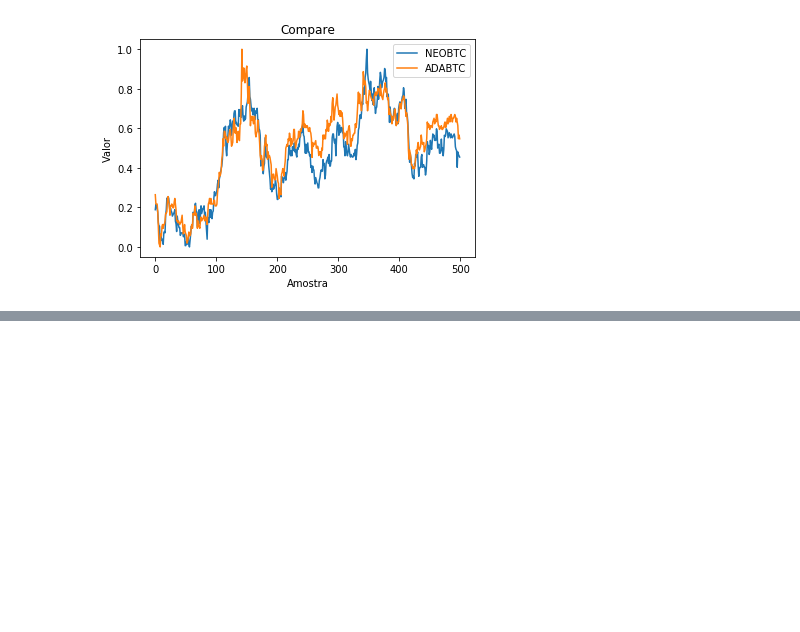
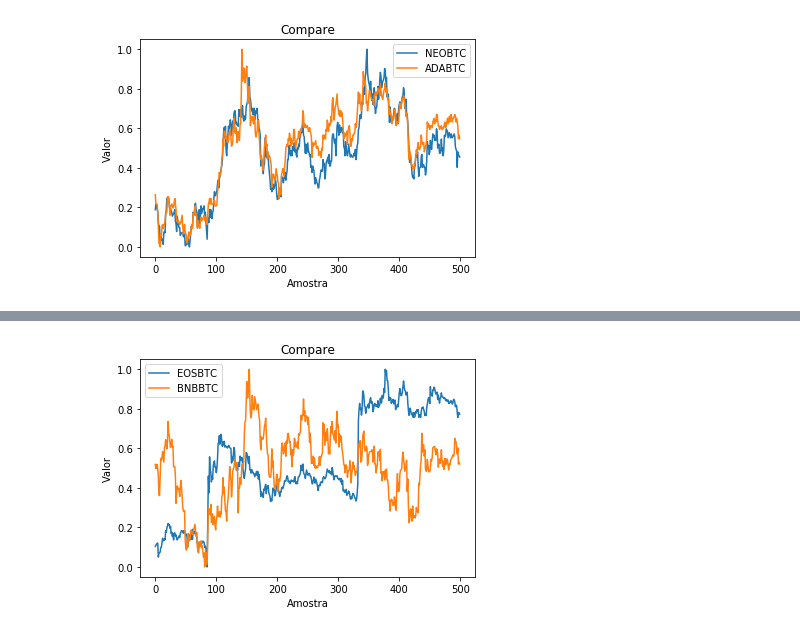
Before and after one commit to GabsGear/correlact_criptos, a Jupyter notebook: experimento 1 .ipynb, the cells around one changed output, grey strips where cells are left out. Saved outputs shown, nothing was run; the diff lists cells and outputs as text; code cells hidden in the pictures; blank space fills up the shorter version.

```diff
--- a/experimento 1 .ipynb
+++ b/experimento 1 .ipynb
@@ -236,0 +255,10 @@ plt.show()
+# %%
+plt.plot(df['EOSBTC'], label='EOSBTC')
+plt.plot(df['BNBBTC'], label='BNBBTC')
+plt.xlabel('Amostra')
+plt.ylabel('Valor')
+plt.title("Compare")
+plt.legend()
+plt.show()
+# %% [output]
+[figure, added]
```
Also changed, not shown: parts of 5 cells of this notebook, 4 other files.
